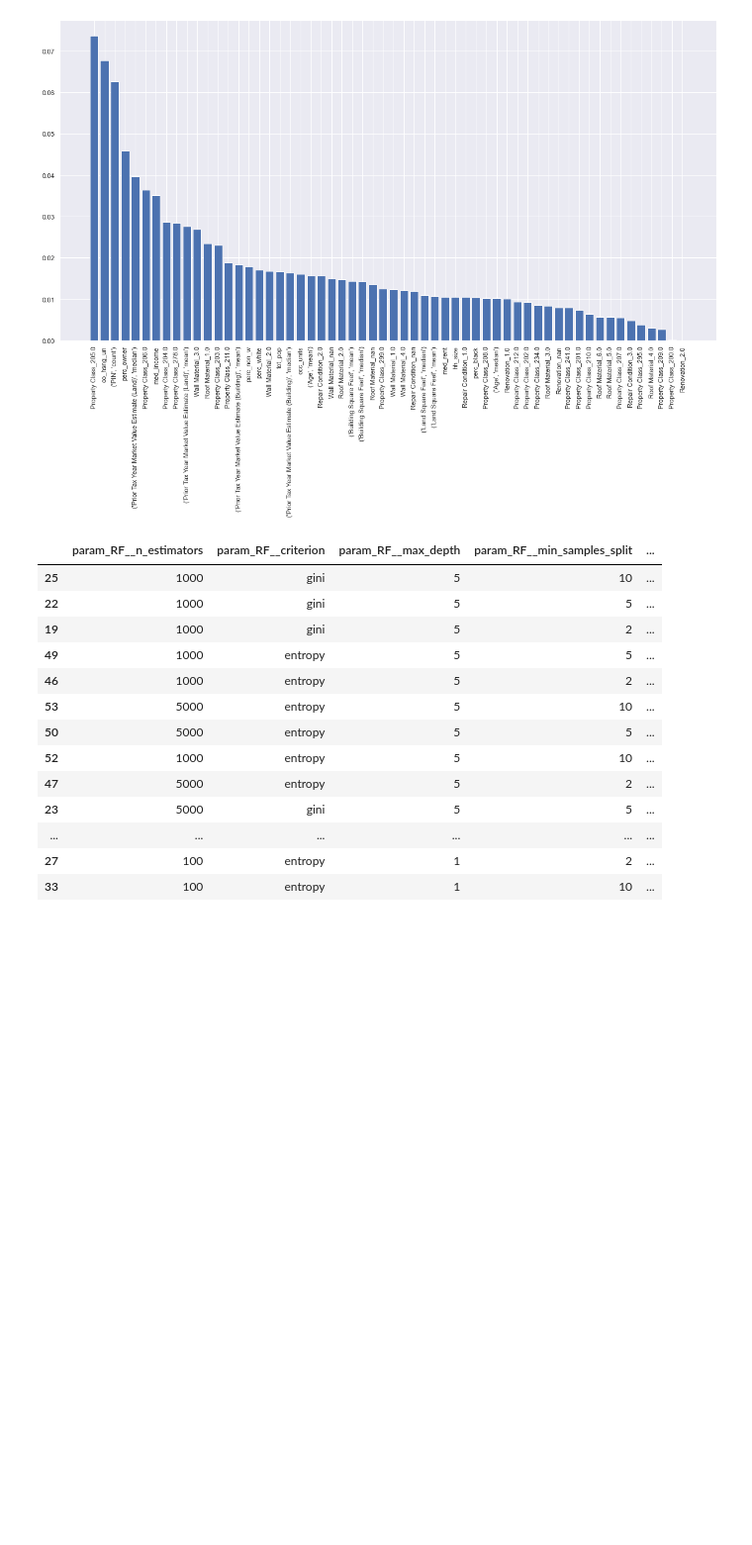
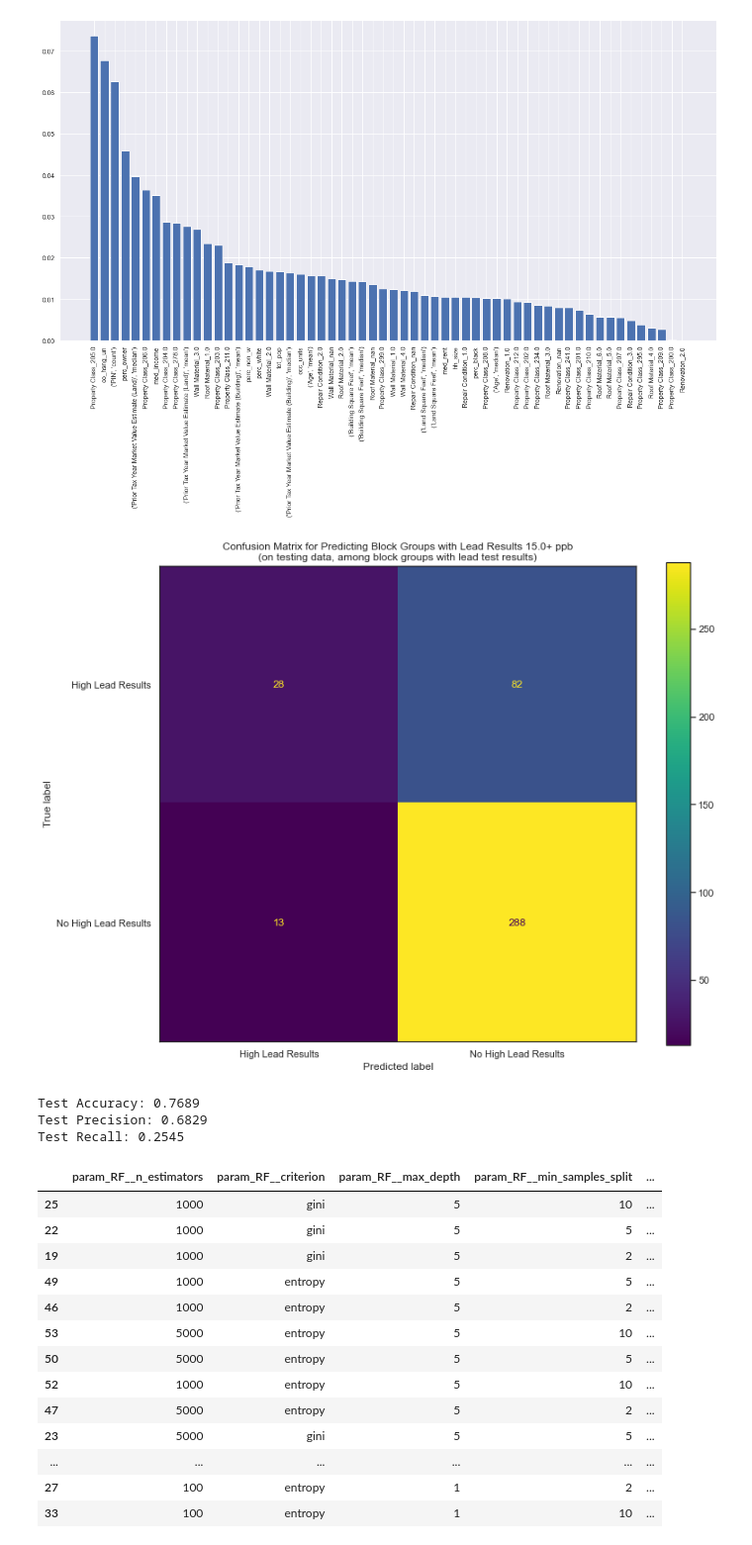
Before and after one commit to vbalza/chicago_water_lead, a Jupyter notebook: Random Forest Models.ipynb, the cells around one changed output. Shown at 99% size. Drawn from its saved outputs; the diff is of its cells as text; code cells hidden in the pictures; blank space fills up the shorter version.

Commit message:
Random forest updates

```diff
--- a/Random Forest Models.ipynb
+++ b/Random Forest Models.ipynb
@@ -74,6 +78,8 @@ ranked_cv[['param_RF__n_estimators', 'param_RF__criterion', 'param_RF__max_depth
 | 34 | 1000 | entropy | 1 | 10 | ... |
 | 0 | 100 | gini | 1 | 2 | ... |
 # %%
+x_train, x_test, y_train, y_test =  train_test_split(full_features, threshold_high,
+                                                        test_size=0.2, random_state=0)
 best_high = RandomForestClassifier(criterion='gini', max_depth=5, min_samples_split=2,
                                     n_estimators=1000, random_state=0)
 best_high = best_high.fit(x_train, y_train)
@@ -96,6 +102,33 @@ plt.xticks(range(len(importances)), names, rotation=90)
 plt.show()
 # %% [output]
 [figure]
+# %%
+import matplotlib.pyplot as plt # Don't overwrite plt !
+from sklearn.metrics import plot_confusion_matrix, accuracy_score, precision_score, recall_score
+
+cm = plot_confusion_matrix(
+    estimator=best_high,
+    X=x_test, y_true=y_test, labels=[1,0],
+    display_labels=['High Lead Results', 'No High Lead Results'])
+plt.grid(linestyle='')
+plt.title('Confusion Matrix for Predicting Block Groups with Lead Results 15.0+ ppb\n' +
+         '(on testing data, among block groups with lead test results)')
+plt.show()
+
+accuracy = accuracy_score(y_true=y_test, y_pred=best_high_predicted)
+precision = precision_score(y_true=y_test, y_pred=best_high_predicted)
+recall = recall_score(y_true=y_test, y_pred=best_high_predicted)
+
+print(f'''
+Test Accuracy: {round(accuracy, 4)}
+Test Precision: {round(precision, 4)}
+Test Recall: {round(recall, 4)}
+''')
+# %% [output]
+[figure, added]
+Test Accuracy: 0.7689
+Test Precision: 0.6829
+Test Recall: 0.2545
 # %%
 x_train, x_test, y_train, y_test =  train_test_split(full_features, threshold_medium,
                                                         test_size=0.2, random_state=0)
```
Also changed, not shown: parts of 12 cells of this notebook.
